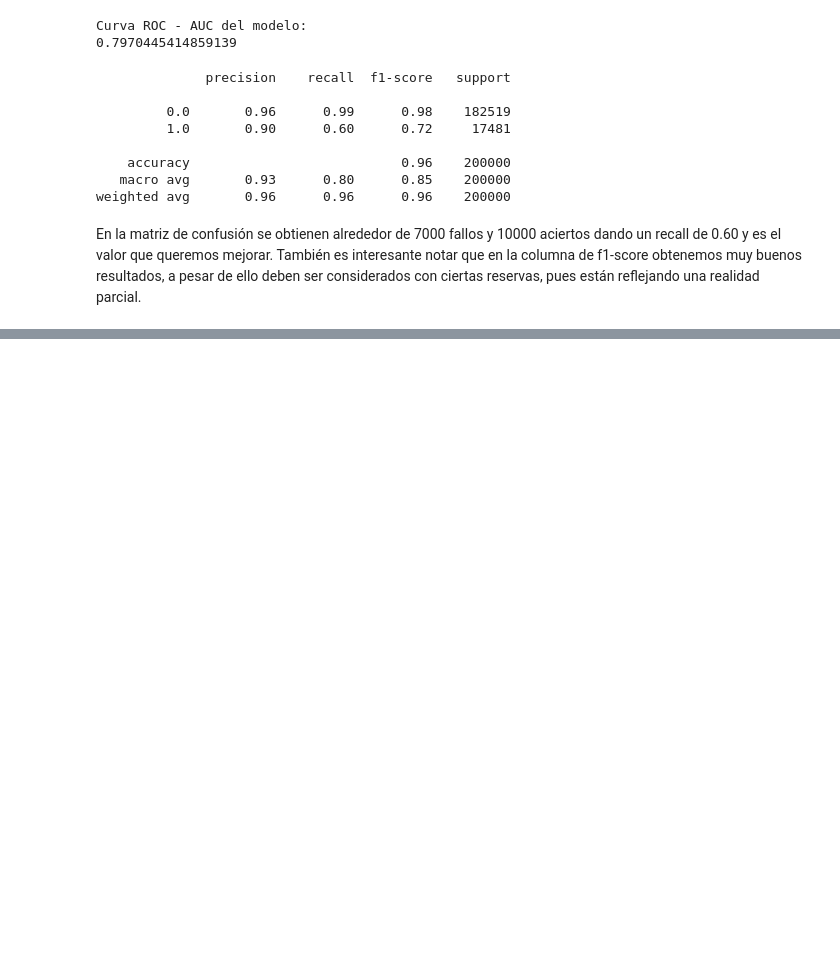
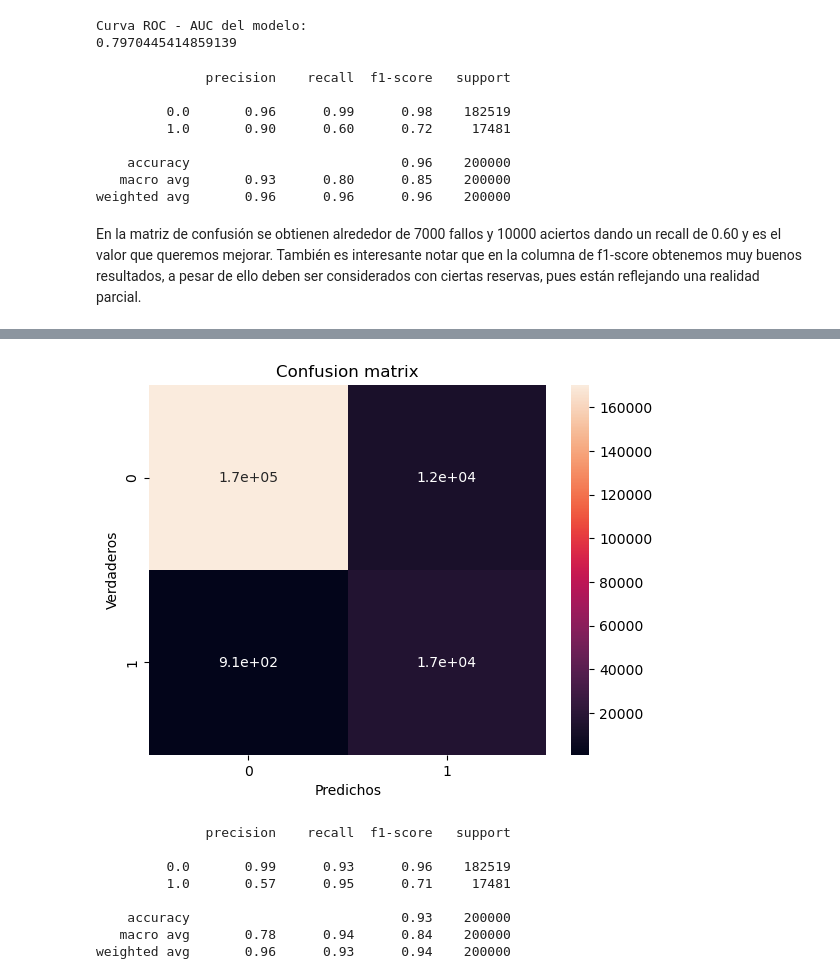
Before and after one commit to asasa293/limpieza_datos, a Jupyter notebook: TP3/TP3 - Moises.ipynb, the cells around one changed output, grey strips where cells are left out. Saved outputs shown, nothing was run; the diff lists cells and outputs as text; code cells hidden in the pictures; blank space fills up the shorter version.

```diff
--- a/TP3/TP3 - Moises.ipynb
+++ b/TP3/TP3 - Moises.ipynb
@@ -201,13 +186,10 @@ scaler = StandardScaler()
 X_train_scaled = scaler.fit_transform(X_train)
 # %%
 # Entrenando al modelo
-X = X_train_scaled
-y = y_train
-
 # Instanciamos un objeto de esa clase
 logistic_regression = LogisticRegression()
 # Ajustamos esta instancia con los datos de entrenamiento
-logistic_regression.fit(X, y)
+logistic_regression.fit(X_train_scaled, y_train)
 print(logistic_regression.coef_)
 print(logistic_regression.intercept_)
 # %% [output]
@@ -283,0 +285,27 @@ En la matriz de confusión se obtienen alrededor de 7000 fallos y 10000 aciertos
+# %%
+penalidad = LogisticRegression(C=1.0,penalty='l2',random_state=1,solver="newton-cholesky",class_weight="balanced")
+penalidad.fit(X_train_scaled, y_train)
+
+y_test_pred = penalidad.predict(scaler.transform(X_test))
+# %%
+def mostrar_resultados(y_test, y_pred):
+    confusion_matrix(y_test, y_test_pred)
+    #plt.figure(figsize=(12, 12))
+    sns.heatmap(confusion_matrix(y_test, y_test_pred), annot=True);
+    plt.title("Confusion matrix")
+    plt.ylabel('Verdaderos')
+    plt.xlabel('Predichos')
+    plt.show()
+    print (classification_report(y_test, y_test_pred))
+# %%
+mostrar_resultados(y_test, y_pred)
+# %% [output]
+[figure, added]
+              precision    recall  f1-score   support
+
+         0.0       0.99      0.93      0.96    182519
+         1.0       0.57      0.95      0.71     17481
+
+    accuracy                           0.93    200000
+   macro avg       0.78      0.94      0.84    200000
+weighted avg       0.96      0.93      0.94    200000
```
Also changed, not shown: parts of 6 cells of this notebook.
